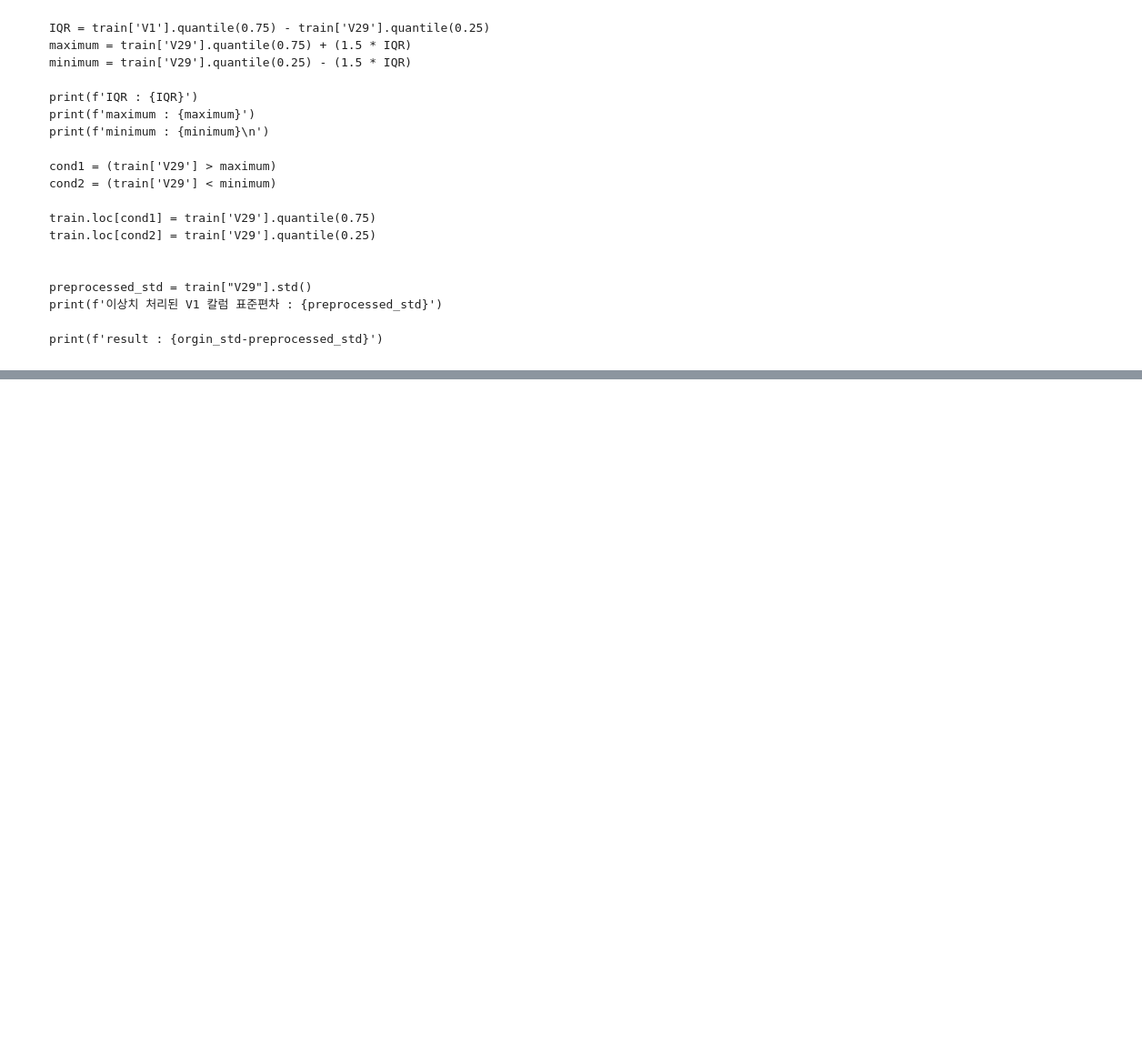
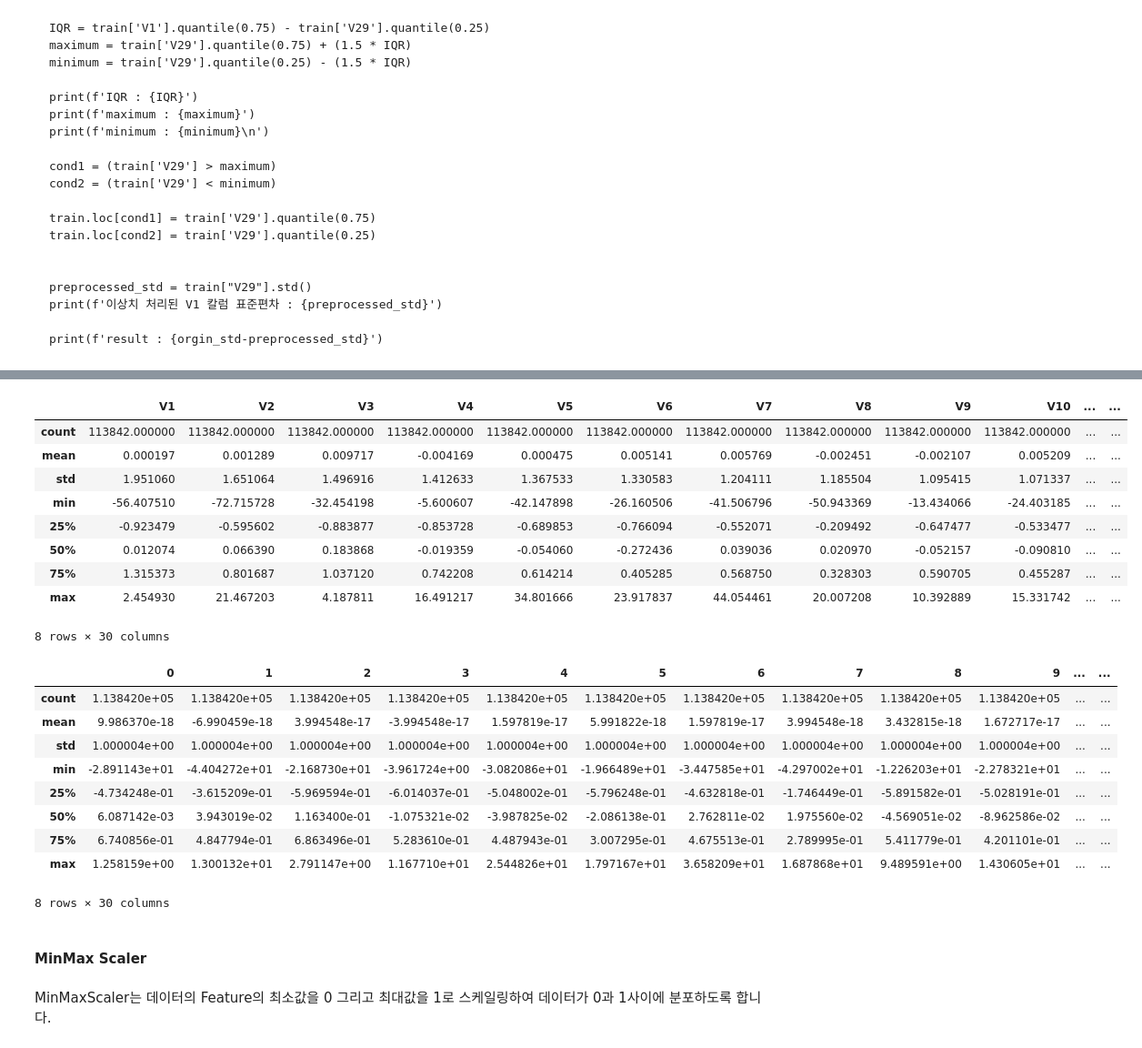
Before and after one commit to namwootree/Dacrew-4th, a Jupyter notebook: Stage_2.ipynb, the cells around one changed output, grey strips where cells are left out. Shown at 91% size. Cells and saved outputs as stored; diff of their text form; code cells hidden in the pictures; blank space fills up the shorter version.

```diff
--- a/Stage_2.ipynb
+++ b/Stage_2.ipynb
@@ -653,0 +670,3 @@ print(f'result : {orgin_std-preprocessed_std}')
+# %%
+# 'train' 데이터 셋에서 'ID' 칼럼은 제외하고 사용합니다.
+df = train.drop(columns=['ID'])
@@ -653,0 +682,11 @@ print(f'result : {orgin_std-preprocessed_std}')
+# %%
+# 스케일링을 용이하게 사용하게 별도로 변수로 지정합니다.
+stand_scaler = StandardScaler()
+
+# fit_transform 함수를 활용해 StandardScaler를 적용시킨 후 array 형태로 반환합니다.
+array_stand_scaled = stand_scaler.fit_transform(df)
+
+# array 형태의 데이터를 pandas 라이브러리의 DataFrame 함수를 사용해 데이터프레임로 변환합니다.
+df_stand_scaled = pd.DataFrame(array_stand_scaled)
+
+display(df_stand_scaled.head())
@@ -653,0 +701,29 @@ print(f'result : {orgin_std-preprocessed_std}')
+# %%
+# 평균과 표준편차가 어떻게 변하였는 지 확인해봅시다.
+# 각각의 Feature들이 평균은 0에 가깝게 표준편차는 1에 가깝게 변화하였음을 볼 수 있습니다.
+display(df.describe(), df_stand_scaled.describe())
+# %% [output]
+|  | V1 | V2 | V3 | V4 | V5 | V6 | V7 | V8 | V9 | V10 | ... | ... |
+| count | 113842.000000 | 113842.000000 | 113842.000000 | 113842.000000 | 113842.000000 | 113842.000000 | 113842.000000 | 113842.000000 | 113842.000000 | 113842.000000 | ... | ... |
+| mean | 0.000197 | 0.001289 | 0.009717 | -0.004169 | 0.000475 | 0.005141 | 0.005769 | -0.002451 | -0.002107 | 0.005209 | ... | ... |
+| std | 1.951060 | 1.651064 | 1.496916 | 1.412633 | 1.367533 | 1.330583 | 1.204111 | 1.185504 | 1.095415 | 1.071337 | ... | ... |
+| min | -56.407510 | -72.715728 | -32.454198 | -5.600607 | -42.147898 | -26.160506 | -41.506796 | -50.943369 | -13.434066 | -24.403185 | ... | ... |
+| 25% | -0.923479 | -0.595602 | -0.883877 | -0.853728 | -0.689853 | -0.766094 | -0.552071 | -0.209492 | -0.647477 | -0.533477 | ... | ... |
+| 50% | 0.012074 | 0.066390 | 0.183868 | -0.019359 | -0.054060 | -0.272436 | 0.039036 | 0.020970 | -0.052157 | -0.090810 | ... | ... |
+| 75% | 1.315373 | 0.801687 | 1.037120 | 0.742208 | 0.614214 | 0.405285 | 0.568750 | 0.328303 | 0.590705 | 0.455287 | ... | ... |
+| max | 2.454930 | 21.467203 | 4.187811 | 16.491217 | 34.801666 | 23.917837 | 44.054461 | 20.007208 | 10.392889 | 15.331742 | ... | ... |
+8 rows × 30 columns
+|  | 0 | 1 | 2 | 3 | 4 | 5 | 6 | 7 | 8 | 9 | ... | ... |
+| count | 1.138420e+05 | 1.138420e+05 | 1.138420e+05 | 1.138420e+05 | 1.138420e+05 | 1.138420e+05 | 1.138420e+05 | 1.138420e+05 | 1.138420e+05 | 1.138420e+05 | ... | ... |
+| mean | 9.986370e-18 | -6.990459e-18 | 3.994548e-17 | -3.994548e-17 | 1.597819e-17 | 5.991822e-18 | 1.597819e-17 | 3.994548e-18 | 3.432815e-18 | 1.672717e-17 | ... | ... |
+| std | 1.000004e+00 | 1.000004e+00 | 1.000004e+00 | 1.000004e+00 | 1.000004e+00 | 1.000004e+00 | 1.000004e+00 | 1.000004e+00 | 1.000004e+00 | 1.000004e+00 | ... | ... |
+| min | -2.891143e+01 | -4.404272e+01 | -2.168730e+01 | -3.961724e+00 | -3.082086e+01 | -1.966489e+01 | -3.447585e+01 | -4.297002e+01 | -1.226203e+01 | -2.278321e+01 | ... | ... |
+| 25% | -4.734248e-01 | -3.615209e-01 | -5.969594e-01 | -6.014037e-01 | -5.048002e-01 | -5.796248e-01 | -4.632818e-01 | -1.746449e-01 | -5.891582e-01 | -5.028191e-01 | ... | ... |
+| 50% | 6.087142e-03 | 3.943019e-02 | 1.163400e-01 | -1.075321e-02 | -3.987825e-02 | -2.086138e-01 | 2.762811e-02 | 1.975560e-02 | -4.569051e-02 | -8.962586e-02 | ... | ... |
+| 75% | 6.740856e-01 | 4.847794e-01 | 6.863496e-01 | 5.283610e-01 | 4.487943e-01 | 3.007295e-01 | 4.675513e-01 | 2.789995e-01 | 5.411779e-01 | 4.201101e-01 | ... | ... |
+| max | 1.258159e+00 | 1.300132e+01 | 2.791147e+00 | 1.167710e+01 | 2.544826e+01 | 1.797167e+01 | 3.658209e+01 | 1.687868e+01 | 9.489591e+00 | 1.430605e+01 | ... | ... |
+8 rows × 30 columns
+# %% [markdown]
+#### MinMax Scaler
+# %% [markdown]
+MinMaxScaler는 데이터의 Feature의 최소값을 0 그리고 최대값을 1로 스케일링하여 데이터가 0과 1사이에 분포하도록 합니다.
```
Also changed, not shown: parts of 42 cells of this notebook.
